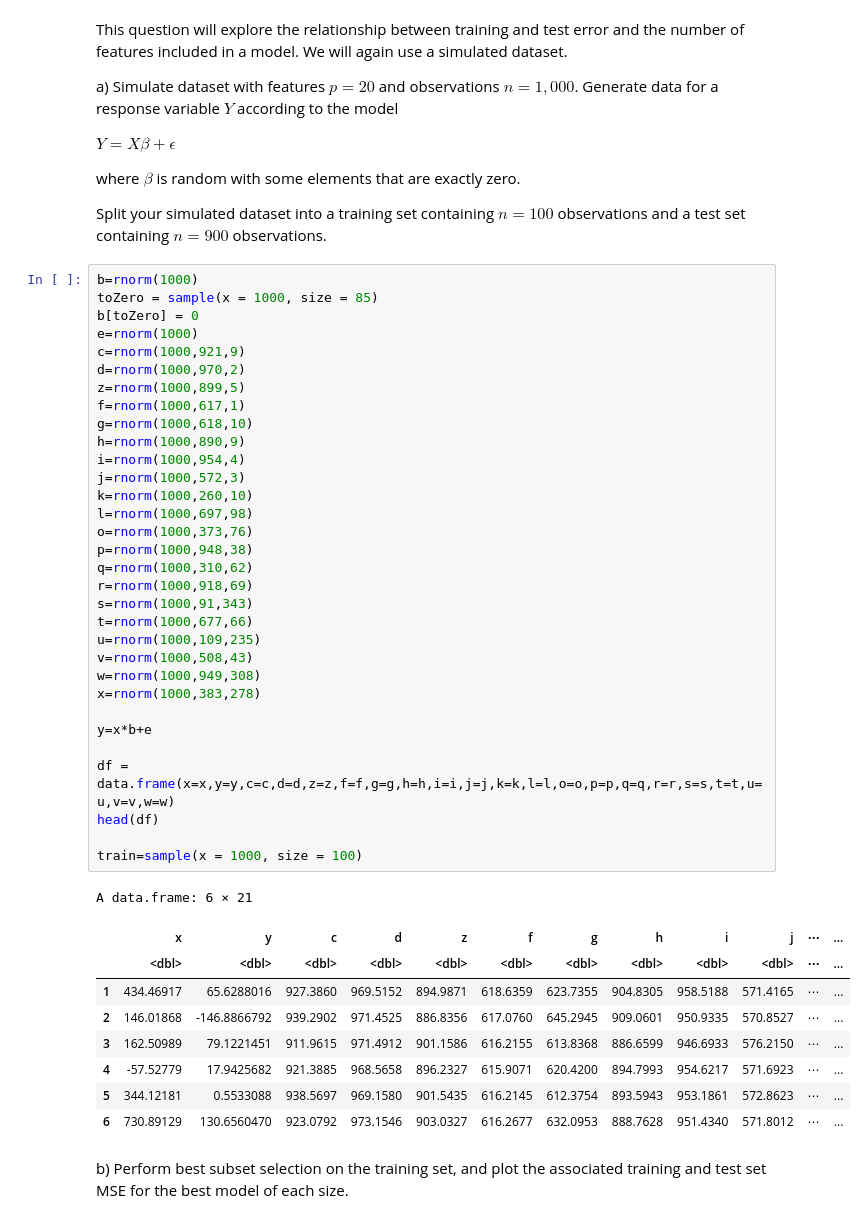
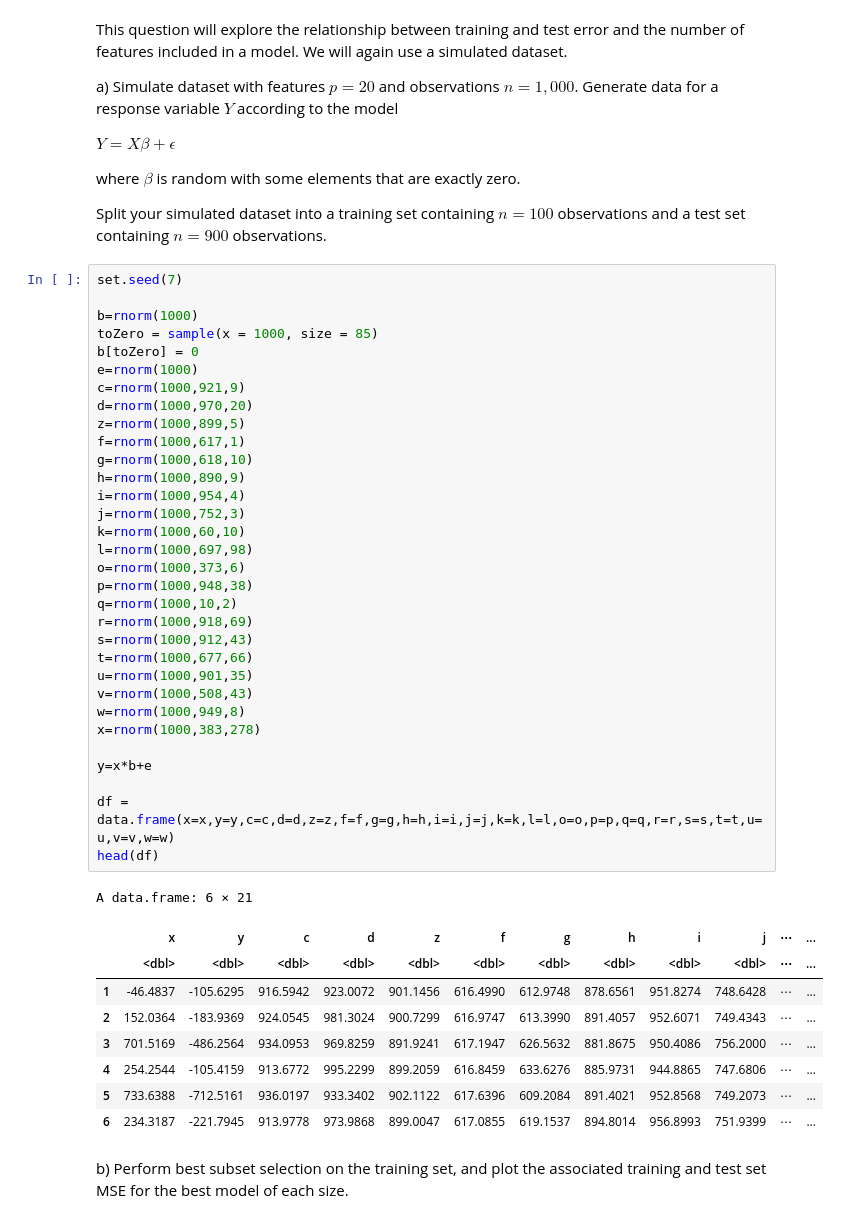
Before and after one commit to yuqialicez/Zhou_DSPN_S22, a Jupyter notebook: Homework10.ipynb, the cells around one changed output. Saved outputs shown, nothing was run; the diff lists cells and outputs as text.

```diff
--- a/Homework10.ipynb
+++ b/Homework10.ipynb
@@ -342,46 +342,46 @@ where $\beta$ is random with some elements that are exactly zero.
 
 Split your simulated dataset into a training set containing $n=100$ observations and a test set containing $n=900$ observations.
 # %%
+set.seed(7)
+
 b=rnorm(1000)
 toZero = sample(x = 1000, size = 85)
 b[toZero] = 0
 e=rnorm(1000)
 c=rnorm(1000,921,9)
-d=rnorm(1000,970,2)
+d=rnorm(1000,970,20)
 z=rnorm(1000,899,5)
 f=rnorm(1000,617,1)
 g=rnorm(1000,618,10)
 h=rnorm(1000,890,9)
 i=rnorm(1000,954,4)
-j=rnorm(1000,572,3)
-k=rnorm(1000,260,10)
+j=rnorm(1000,752,3)
+k=rnorm(1000,60,10)
 l=rnorm(1000,697,98)
-o=rnorm(1000,373,76)
+o=rnorm(1000,373,6)
 p=rnorm(1000,948,38)
-q=rnorm(1000,310,62)
+q=rnorm(1000,10,2)
 r=rnorm(1000,918,69)
-s=rnorm(1000,91,343)
+s=rnorm(1000,912,43)
 t=rnorm(1000,677,66)
-u=rnorm(1000,109,235)
+u=rnorm(1000,901,35)
 v=rnorm(1000,508,43)
-w=rnorm(1000,949,308)
+w=rnorm(1000,949,8)
 x=rnorm(1000,383,278)
 
 y=x*b+e
 
 df = data.frame(x=x,y=y,c=c,d=d,z=z,f=f,g=g,h=h,i=i,j=j,k=k,l=l,o=o,p=p,q=q,r=r,s=s,t=t,u=u,v=v,w=w)
 head(df)
-
-train=sample(x = 1000, size = 100)
 # %% [output]
 A data.frame: 6 × 21
 |  | x | y | c | d | z | f | g | h | i | j | ⋯ | ... |
 |  | <dbl> | <dbl> | <dbl> | <dbl> | <dbl> | <dbl> | <dbl> | <dbl> | <dbl> | <dbl> | ⋯ | ... |
-| 1 | 434.46917 | 65.6288016 | 927.3860 | 969.5152 | 894.9871 | 618.6359 | 623.7355 | 904.8305 | 958.5188 | 571.4165 | ⋯ | ... |
-| 2 | 146.01868 | -146.8866792 | 939.2902 | 971.4525 | 886.8356 | 617.0760 | 645.2945 | 909.0601 | 950.9335 | 570.8527 | ⋯ | ... |
-| 3 | 162.50989 | 79.1221451 | 911.9615 | 971.4912 | 901.1586 | 616.2155 | 613.8368 | 886.6599 | 946.6933 | 576.2150 | ⋯ | ... |
-| 4 | -57.52779 | 17.9425682 | 921.3885 | 968.5658 | 896.2327 | 615.9071 | 620.4200 | 894.7993 | 954.6217 | 571.6923 | ⋯ | ... |
-| 5 | 344.12181 | 0.5533088 | 938.5697 | 969.1580 | 901.5435 | 616.2145 | 612.3754 | 893.5943 | 953.1861 | 572.8623 | ⋯ | ... |
-| 6 | 730.89129 | 130.6560470 | 923.0792 | 973.1546 | 903.0327 | 616.2677 | 632.0953 | 888.7628 | 951.4340 | 571.8012 | ⋯ | ... |
+| 1 | -46.4837 | -105.6295 | 916.5942 | 923.0072 | 901.1456 | 616.4990 | 612.9748 | 878.6561 | 951.8274 | 748.6428 | ⋯ | ... |
+| 2 | 152.0364 | -183.9369 | 924.0545 | 981.3024 | 900.7299 | 616.9747 | 613.3990 | 891.4057 | 952.6071 | 749.4343 | ⋯ | ... |
+| 3 | 701.5169 | -486.2564 | 934.0953 | 969.8259 | 891.9241 | 617.1947 | 626.5632 | 881.8675 | 950.4086 | 756.2000 | ⋯ | ... |
+| 4 | 254.2544 | -105.4159 | 913.6772 | 995.2299 | 899.2059 | 616.8459 | 633.6276 | 885.9731 | 944.8865 | 747.6806 | ⋯ | ... |
+| 5 | 733.6388 | -712.5161 | 936.0197 | 933.3402 | 902.1122 | 617.6396 | 609.2084 | 891.4021 | 952.8568 | 749.2073 | ⋯ | ... |
+| 6 | 234.3187 | -221.7945 | 913.9778 | 973.9868 | 899.0047 | 617.0855 | 619.1537 | 894.8014 | 956.8993 | 751.9399 | ⋯ | ... |
 # %% [markdown]
 b) Perform best subset selection on the training set, and plot the associated training and test set MSE for the best model of each size.
```
Also changed, not shown: parts of 4 cells of this notebook.
